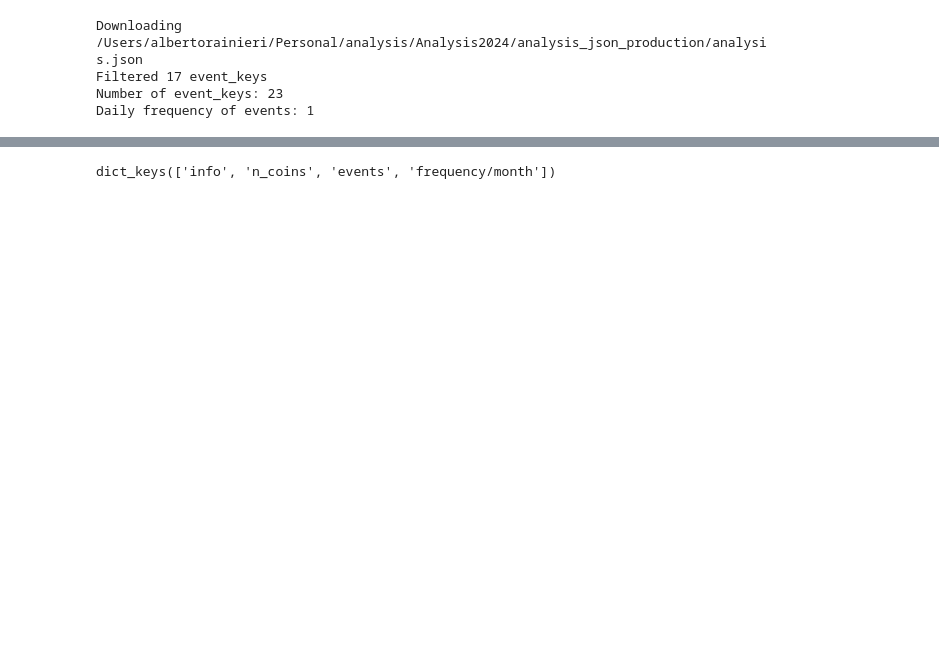
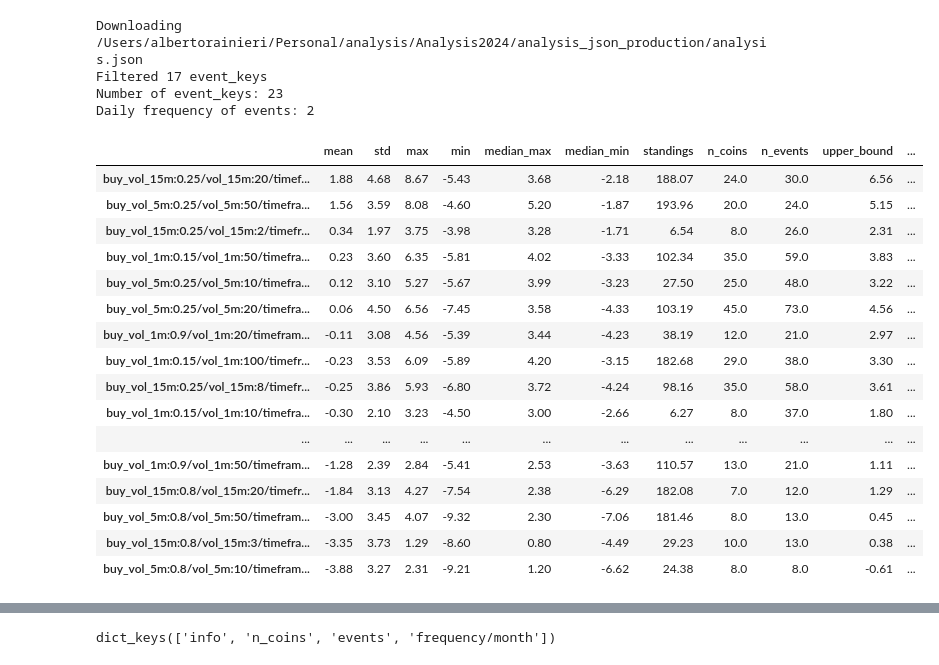
Before and after one commit to albertoRainieri/Crypto_Trading_System, a Jupyter notebook: analysis/Analysis2024/Analysis_official.ipynb, the cells around one changed output, grey strips where cells are left out. Cells and saved outputs as stored; diff of their text form; code cells hidden in the pictures; blank space fills up the shorter version.

```diff
--- a/analysis/Analysis2024/Analysis_official.ipynb
+++ b/analysis/Analysis2024/Analysis_official.ipynb
@@ -57,32 +57,49 @@ frequency_threshold = 0
 std_multiplier = 10
 early_validation = False
 # file_paths = ["/Users/albertorainieri/Personal/analysis/Analysis2024/analysis_json/analysis-buy-50-150-450.json",
 #              "/Users/albertorainieri/Personal/analysis/Analysis2024/analysis_json/analysis-sell-50-150-450.json",
 #              "/Users/albertorainieri/Personal/analysis/Analysis2024/analysis_json/analysis-buy-sell-10-250-highfrequency.json"]
 
 file_paths = ["/Users/albertorainieri/Personal/analysis/Analysis2024/analysis_json_production/analysis.json"]
 start_analysis= datetime(2025,1,1)
 early_validation = datetime(2026,1,1)
 xth_percentile=100
 filter_field='mean' #mean, std, max, min
 output, complete_info = download_show_output(minimum_event_number=minimum_event_number,mean_threshold=mean_threshold, frequency_threshold=frequency_threshold,
                                               early_validation=early_validation, std_multiplier=std_multiplier, file_paths=file_paths,
                                                 start_analysis=start_analysis, DELETE_99_PERCENTILE=True, filter_field=filter_field, xth_percentile=xth_percentile)
 
 
 output, complete_info = filter_complete_info_by_current_eventkeys(output, complete_info)
 
 df = pd.DataFrame(output).transpose()
 n_event_keys = len(df['mean'])
 print(f'Number of event_keys: {n_event_keys}')
 daily_frequency_all_events = int(sum(df['frequency/month']) / 30)
 print(f'Daily frequency of events: {daily_frequency_all_events}')
 
-#df.sort_values(by=['mean'], ascending=False)
+df.sort_values(by=['mean'], ascending=False)
 
 #df.sort_values(by=['lower_bound'], ascending=False)
 # %% [output]
 Downloading /Users/albertorainieri/Personal/analysis/Analysis2024/analysis_json_production/analysis.json
 Filtered 17 event_keys
 Number of event_keys: 23
-Daily frequency of events: 1
+Daily frequency of events: 2
+|  | mean | std | max | min | median_max | median_min | standings | n_coins | n_events | upper_bound | ... |
+| buy_vol_15m:0.25/vol_15m:20/timef... | 1.88 | 4.68 | 8.67 | -5.43 | 3.68 | -2.18 | 188.07 | 24.0 | 30.0 | 6.56 | ... |
+| buy_vol_5m:0.25/vol_5m:50/timefra... | 1.56 | 3.59 | 8.08 | -4.60 | 5.20 | -1.87 | 193.96 | 20.0 | 24.0 | 5.15 | ... |
+| buy_vol_15m:0.25/vol_15m:2/timefr... | 0.34 | 1.97 | 3.75 | -3.98 | 3.28 | -1.71 | 6.54 | 8.0 | 26.0 | 2.31 | ... |
+| buy_vol_1m:0.15/vol_1m:50/timefra... | 0.23 | 3.60 | 6.35 | -5.81 | 4.02 | -3.33 | 102.34 | 35.0 | 59.0 | 3.83 | ... |
+| buy_vol_5m:0.25/vol_5m:10/timefra... | 0.12 | 3.10 | 5.27 | -5.67 | 3.99 | -3.23 | 27.50 | 25.0 | 48.0 | 3.22 | ... |
+| buy_vol_5m:0.25/vol_5m:20/timefra... | 0.06 | 4.50 | 6.56 | -7.45 | 3.58 | -4.33 | 103.19 | 45.0 | 73.0 | 4.56 | ... |
+| buy_vol_1m:0.9/vol_1m:20/timefram... | -0.11 | 3.08 | 4.56 | -5.39 | 3.44 | -4.23 | 38.19 | 12.0 | 21.0 | 2.97 | ... |
+| buy_vol_1m:0.15/vol_1m:100/timefr... | -0.23 | 3.53 | 6.09 | -5.89 | 4.20 | -3.15 | 182.68 | 29.0 | 38.0 | 3.30 | ... |
+| buy_vol_15m:0.25/vol_15m:8/timefr... | -0.25 | 3.86 | 5.93 | -6.80 | 3.72 | -4.24 | 98.16 | 35.0 | 58.0 | 3.61 | ... |
+| buy_vol_1m:0.15/vol_1m:10/timefra... | -0.30 | 2.10 | 3.23 | -4.50 | 3.00 | -2.66 | 6.27 | 8.0 | 37.0 | 1.80 | ... |
+| ... | ... | ... | ... | ... | ... | ... | ... | ... | ... | ... | ... |
+| buy_vol_1m:0.9/vol_1m:50/timefram... | -1.28 | 2.39 | 2.84 | -5.41 | 2.53 | -3.63 | 110.57 | 13.0 | 21.0 | 1.11 | ... |
+| buy_vol_15m:0.8/vol_15m:20/timefr... | -1.84 | 3.13 | 4.27 | -7.54 | 2.38 | -6.29 | 182.08 | 7.0 | 12.0 | 1.29 | ... |
+| buy_vol_5m:0.8/vol_5m:50/timefram... | -3.00 | 3.45 | 4.07 | -9.32 | 2.30 | -7.06 | 181.46 | 8.0 | 13.0 | 0.45 | ... |
+| buy_vol_15m:0.8/vol_15m:3/timefra... | -3.35 | 3.73 | 1.29 | -8.60 | 0.80 | -4.49 | 29.23 | 10.0 | 13.0 | 0.38 | ... |
+| buy_vol_5m:0.8/vol_5m:10/timefram... | -3.88 | 3.27 | 2.31 | -9.21 | 1.20 | -6.62 | 24.38 | 8.0 | 8.0 | -0.61 | ... |
```
Also changed, not shown: parts of 3 cells of this notebook, 1 other file.
